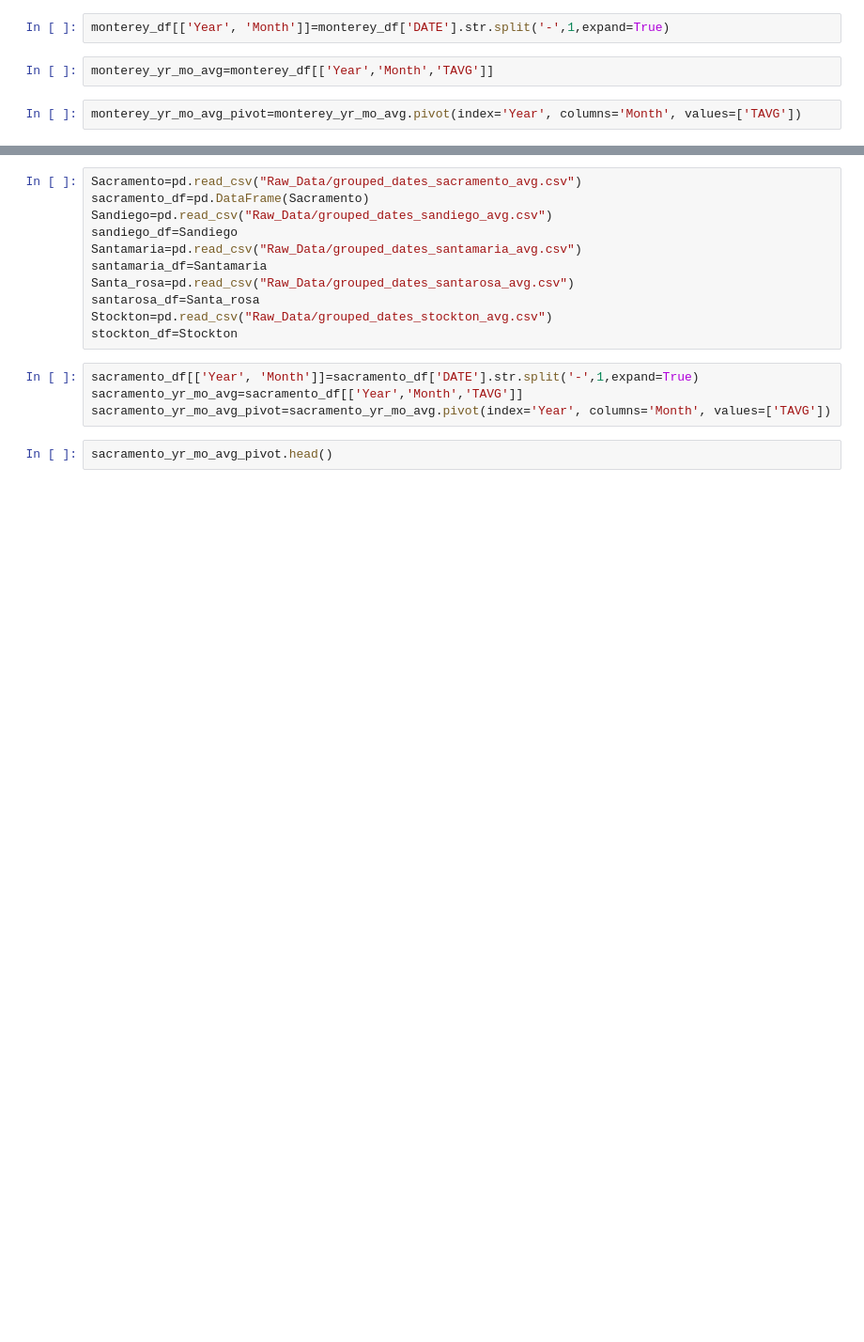
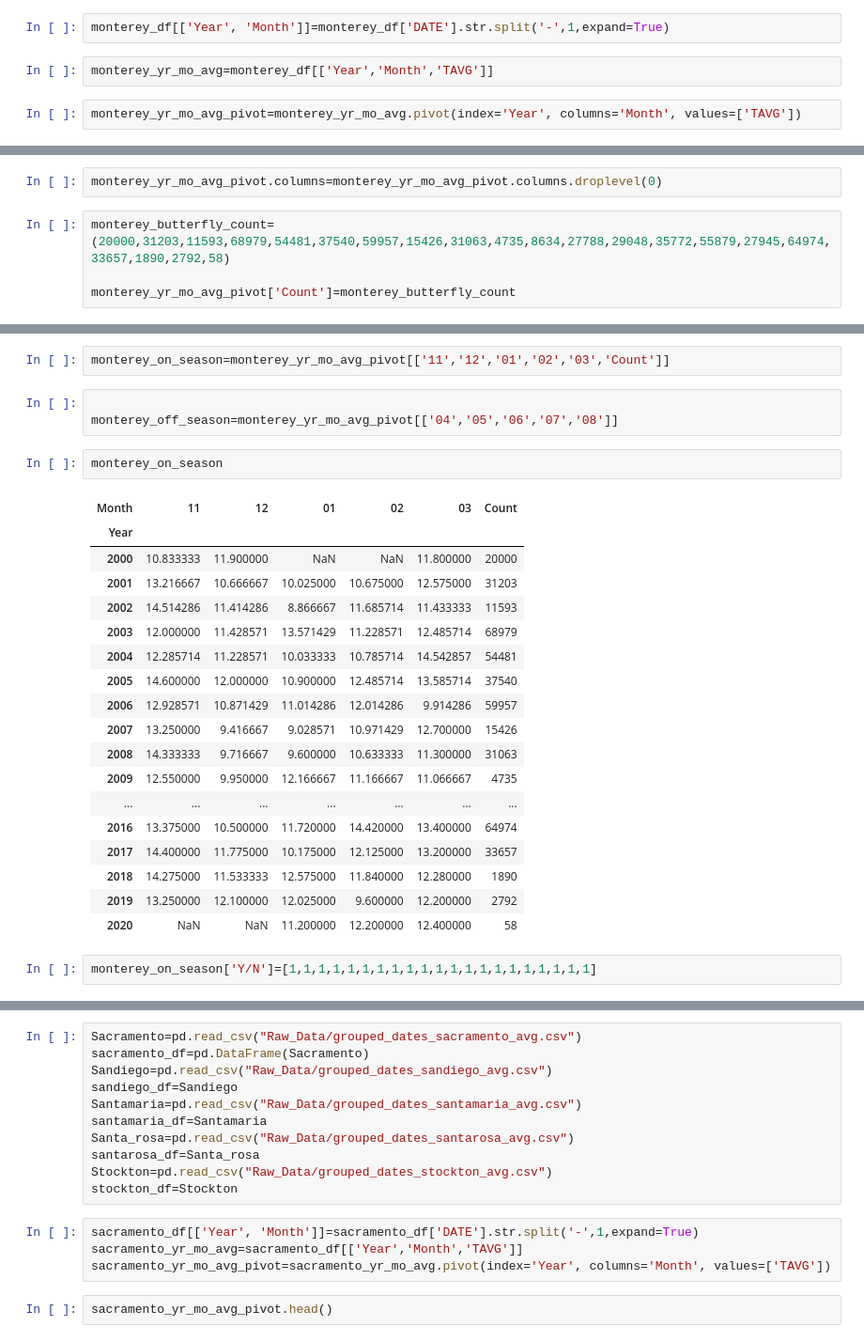
Before and after one commit to kldudzinsky/Monarch_Climate_Project, a Jupyter notebook: kat_machineL.ipynb, the cells around one changed output, grey strips where cells are left out. Shown at 94% size. Cells and saved outputs as stored; diff of their text form; blank space fills up the shorter version.

```diff
--- a/kat_machineL.ipynb
+++ b/kat_machineL.ipynb
@@ -56,3 +49,9 @@ monterey_yr_mo_avg_pivot.head()
 | 2002 | 8.866667 | 11.685714 | 11.433333 | 12.560000 | 13.066667 | 14.542857 | 16.085714 | 16.428571 | 17.000000 | 14.871429 | 14.514286 | ... |
 | 2003 | 13.571429 | 11.228571 | 12.485714 | 11.916667 | 14.050000 | 15.960000 | 16.800000 | 17.828571 | 18.342857 | 16.557143 | 12.000000 | ... |
 | 2004 | 10.033333 | 10.785714 | 14.542857 | 13.771429 | 14.428571 | 15.085714 | 16.700000 | 17.760000 | 17.880000 | 15.140000 | 12.285714 | ... |
+# %%
+monterey_yr_mo_avg_pivot.columns=monterey_yr_mo_avg_pivot.columns.droplevel(0)
+# %%
+monterey_butterfly_count=(20000,31203,11593,68979,54481,37540,59957,15426,31063,4735,8634,27788,29048,35772,55879,27945,64974,33657,1890,2792,58)
+
+monterey_yr_mo_avg_pivot['Count']=monterey_butterfly_count
@@ -58,0 +68,28 @@ monterey_yr_mo_avg_pivot.head()
+# %%
+monterey_on_season=monterey_yr_mo_avg_pivot[['11','12','01','02','03','Count']]
+# %%
+
+monterey_off_season=monterey_yr_mo_avg_pivot[['04','05','06','07','08']]
+# %%
+monterey_on_season
+# %% [output]
+| Month | 11 | 12 | 01 | 02 | 03 | Count |
+| Year |  |  |  |  |  |  |
+| 2000 | 10.833333 | 11.900000 | NaN | NaN | 11.800000 | 20000 |
+| 2001 | 13.216667 | 10.666667 | 10.025000 | 10.675000 | 12.575000 | 31203 |
+| 2002 | 14.514286 | 11.414286 | 8.866667 | 11.685714 | 11.433333 | 11593 |
+| 2003 | 12.000000 | 11.428571 | 13.571429 | 11.228571 | 12.485714 | 68979 |
+| 2004 | 12.285714 | 11.228571 | 10.033333 | 10.785714 | 14.542857 | 54481 |
+| 2005 | 14.600000 | 12.000000 | 10.900000 | 12.485714 | 13.585714 | 37540 |
+| 2006 | 12.928571 | 10.871429 | 11.014286 | 12.014286 | 9.914286 | 59957 |
+| 2007 | 13.250000 | 9.416667 | 9.028571 | 10.971429 | 12.700000 | 15426 |
+| 2008 | 14.333333 | 9.716667 | 9.600000 | 10.633333 | 11.300000 | 31063 |
+| 2009 | 12.550000 | 9.950000 | 12.166667 | 11.166667 | 11.066667 | 4735 |
+| ... | ... | ... | ... | ... | ... | ... |
+| 2016 | 13.375000 | 10.500000 | 11.720000 | 14.420000 | 13.400000 | 64974 |
+| 2017 | 14.400000 | 11.775000 | 10.175000 | 12.125000 | 13.200000 | 33657 |
+| 2018 | 14.275000 | 11.533333 | 12.575000 | 11.840000 | 12.280000 | 1890 |
+| 2019 | 13.250000 | 12.100000 | 12.025000 | 9.600000 | 12.200000 | 2792 |
+| 2020 | NaN | NaN | 11.200000 | 12.200000 | 12.400000 | 58 |
+# %%
+monterey_on_season['Y/N']=[1,1,1,1,1,1,1,1,1,1,1,1,1,1,1,1,1,1,1,1,1]
```
Also changed, not shown: parts of 24 cells of this notebook.
